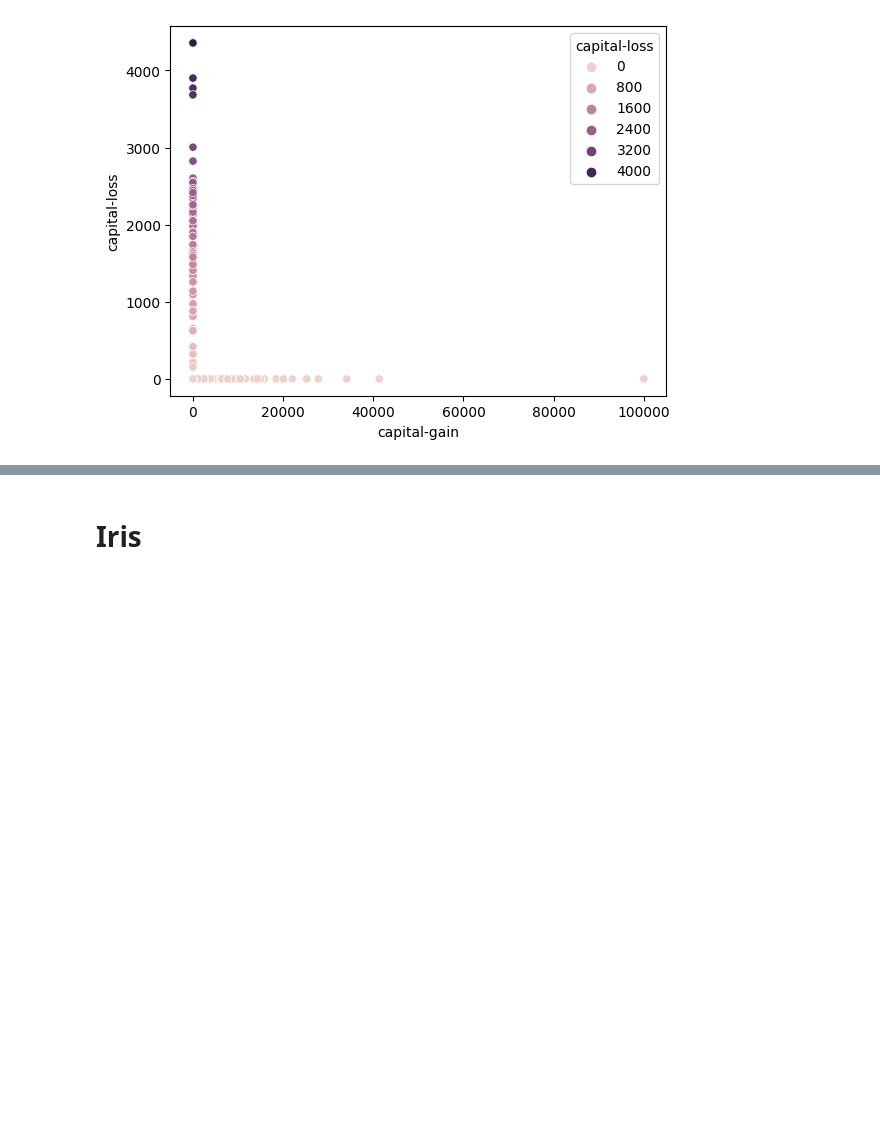
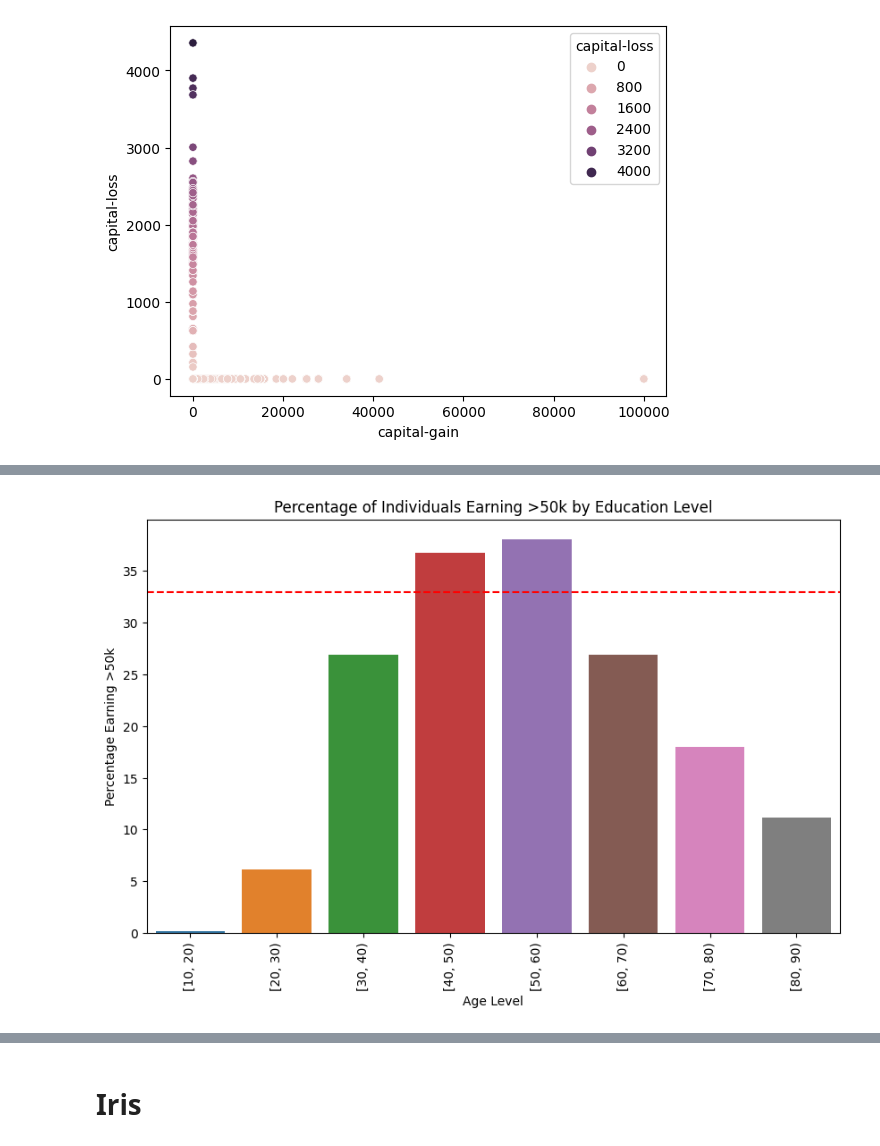
Before and after one commit to eric-pding/RSM8413_Group_Assignment_1, a Jupyter notebook: RSM8413_Group_Assignment_3.ipynb, the cells around one changed output, grey strips where cells are left out. Drawn from its saved outputs; the diff is of its cells as text; code cells hidden in the pictures; blank space fills up the shorter version.

```diff
--- a/RSM8413_Group_Assignment_3.ipynb
+++ b/RSM8413_Group_Assignment_3.ipynb
@@ -298,0 +362,14 @@ print(mod_accuracy)
+# %%
+# Create bins according to 10s
+bins = range(10, data_train['age'].max() + 10, 10)
+# Bin the age column
+data_train['age-bin'] = pd.cut(data_train['age'], bins=bins, right=False)
+# Cross-Tabulate
+df_age_inc = pd.DataFrame(pd.crosstab(index=data_train['age-bin'], columns=data_train['income']))
+df_age_inc['pct_50k'] =  df_age_inc['>50K.'] /df_age_inc.sum(axis=1) * 100
+
+# Check binning result
+df_age_inc
+
+# Calculate the mean percentage for each bin
+# df_binned = df_edu_inc.groupby('education_bin')['pct_50k'].mean().reset_index()
@@ -298,0 +387,13 @@ print(mod_accuracy)
+# %%
+# Plot the Relationship
+plt.figure(figsize=(10, 6))
+sns.barplot(x=df_age_inc.index.values, y='pct_50k', data=df_age_inc)
+plt.xticks(rotation = 90) #show every number
+plt.xlabel('Age Level')
+plt.ylabel('Percentage Earning >50k')
+plt.title('Percentage of Individuals Earning >50k by Education Level')
+plt.axhline(y=33, color='red', linestyle='--', label='50% Threshold')
+
+plt.show()
+# %% [output]
+[figure, added]
```
Also changed, not shown: parts of 39 cells of this notebook.
